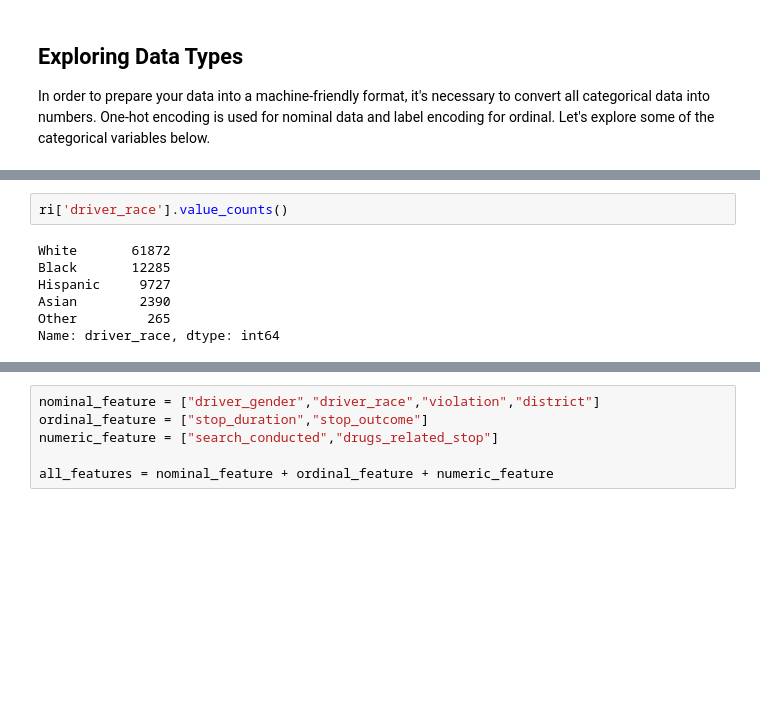
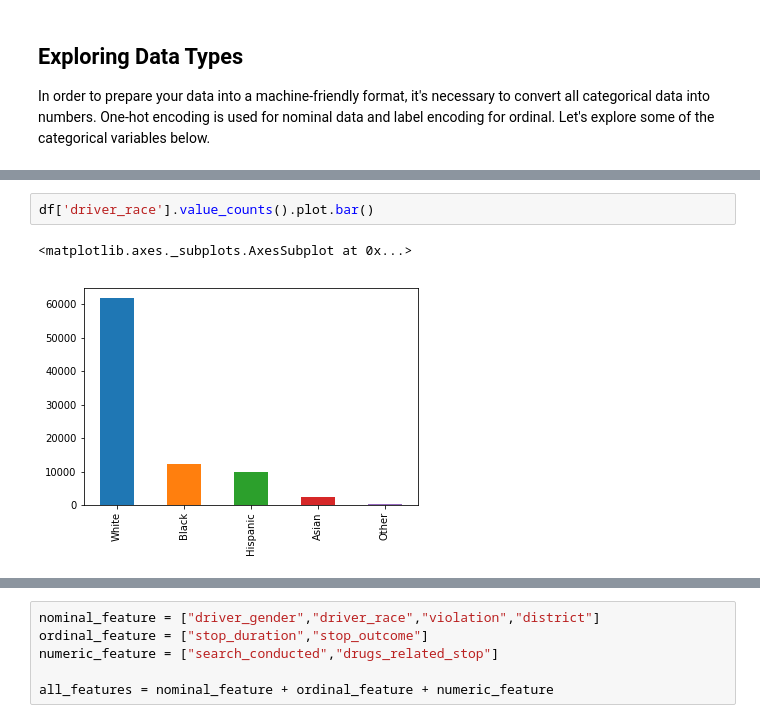
Before and after one commit to Bobwu1/Python-Bootcamp-SLC, a Jupyter notebook: Python Bootcamp March 23rd 2019.ipynb, the cells around one changed output, grey strips where cells are left out. Cells and saved outputs as stored; diff of their text form; blank space fills up the shorter version.

```diff
--- a/Python Bootcamp March 23rd 2019.ipynb
+++ b/Python Bootcamp March 23rd 2019.ipynb
@@ -53,10 +51,6 @@ Name: driver_gender, dtype: int64
 # %%
-ri['driver_race'].value_counts()
+df['driver_race'].value_counts().plot.bar()
 # %% [output]
-White       61872
-Black       12285
-Hispanic     9727
-Asian        2390
-Other         265
-Name: driver_race, dtype: int64
+<matplotlib.axes._subplots.AxesSubplot at 0x...>
+[figure, added]
 # %%
```
Also changed, not shown: parts of 40 cells of this notebook.
